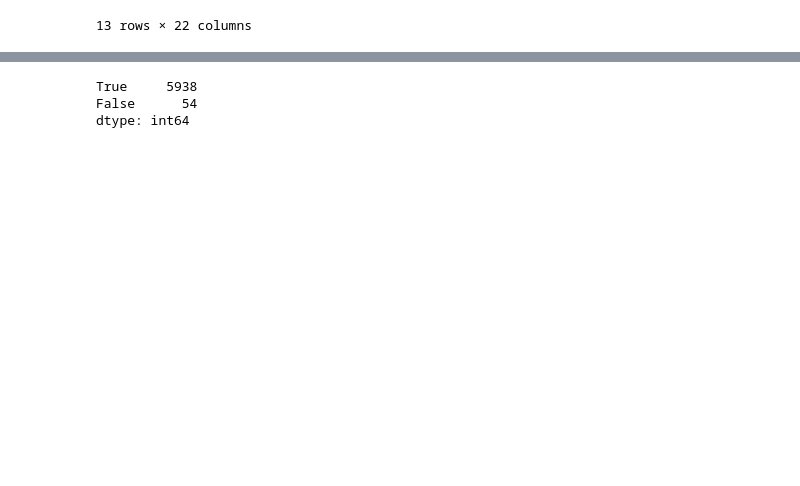
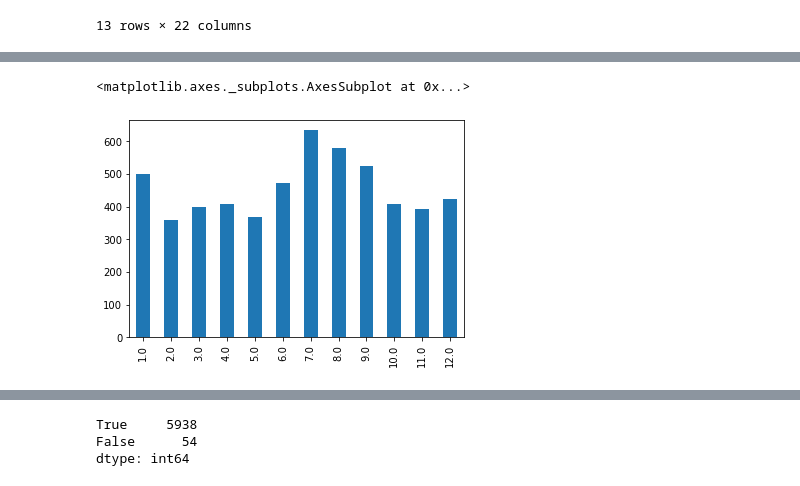
Before and after one commit to joao-dias-25/Data_cleaning_Project, a Jupyter notebook: data-wrangling.ipynb, the cells around one changed output, grey strips where cells are left out. Drawn from its saved outputs; the diff is of its cells as text; code cells hidden in the pictures; blank space fills up the shorter version.

```diff
--- a/data-wrangling.ipynb
+++ b/data-wrangling.ipynb
@@ -299,12 +293,12 @@ df_copy=df_copy.assign(date_cn=df_copy['Case_Number'].astype(str).str[0:10]) # e
 #good enough to check records per month
 df_copy['date_cn']=df_copy['date_cn'].replace({'00$': '01'}, regex=True)
 
-
+df_copy['date_cn']=df_copy['date_cn'].replace({'[,-]': '.'}, regex=True)
 
 # convert the data type to a datetime
 df_copy['date_cn']=pd.to_datetime(df_copy['date_cn'],format='%Y.%m.%d',errors='coerce')
 
 
 
-df_copy
+df_copy.dtypes
 # %% [output]
@@ -380,0 +343,4 @@ ax.legend()
+# %%
+# extracting the month and count the cases per month
+
+records_month=pd.DatetimeIndex(df_copy['date_cn']).month.value_counts().sort_index()
@@ -381,3 +363,10 @@ ax.legend()
+# %%
+# ploting records of shark attacks per month
+
+records_month.plot(kind='bar')
+# %% [output]
+<matplotlib.axes._subplots.AxesSubplot at 0x...>
+[figure, added]
 # %%
 df_copy.sample(10)
 # %% [output]
```
Also changed, not shown: parts of 22 cells of this notebook, 2 other files.
